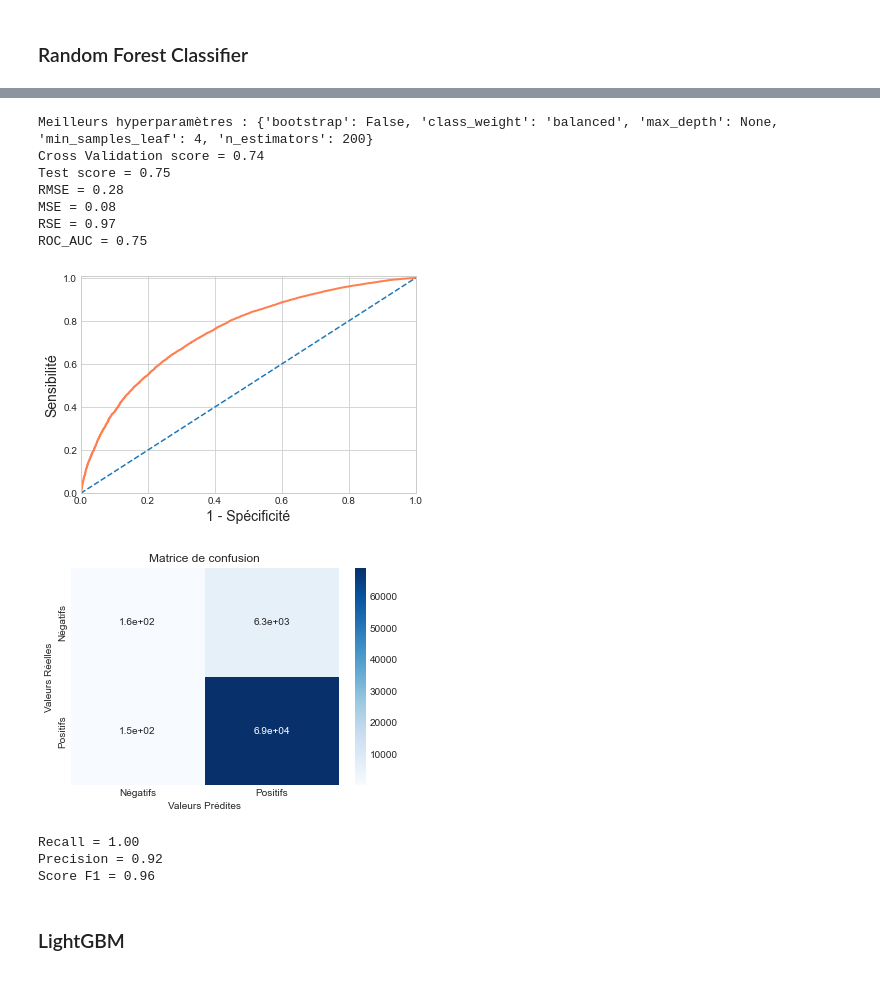
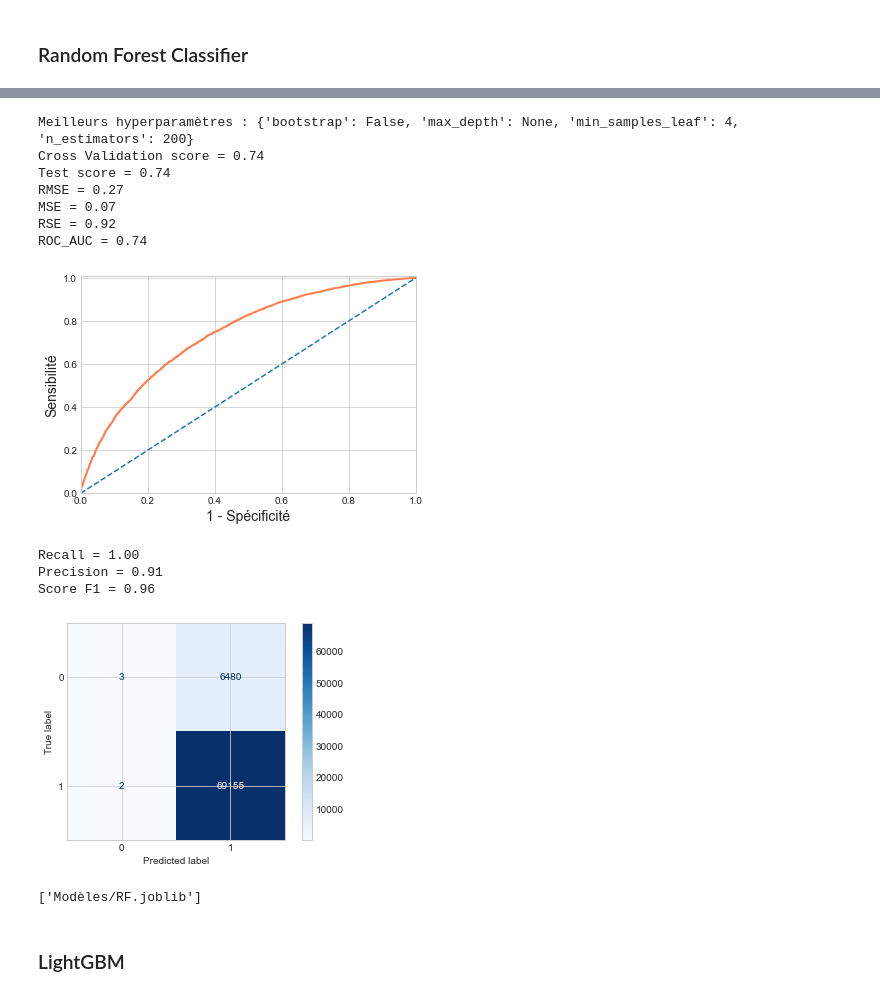
Before and after one commit to charlottemllt/Implementation-d-un-modele-de-scoring, a Jupyter notebook: Dossier Code/P7_02_NotebookModelisation.ipynb, the cells around one changed output, grey strips where cells are left out. Saved outputs shown, nothing was run; the diff lists cells and outputs as text; code cells hidden in the pictures.

```diff
--- a/Dossier Code/P7_02_NotebookModelisation.ipynb
+++ b/Dossier Code/P7_02_NotebookModelisation.ipynb
@@ -82,7 +46,3 @@
-# %%
-X = df.loc[:, ~df.columns.isin(['TARGET', 'SK_ID_CURR'])]
-y = df['TARGET']
-X_train, X_test, y_train, y_test = train_test_split(X, y, test_size=0.3, random_state=42)
 # %%
 print(X_train.shape)
 print(X_test.shape)
@@ -125,6 +57,15 @@ X_test_preprocessed[columns_float] = std_scale_X.transform(X_test_preprocessed[c
 ## Modélisation
 # %%
 def RSE(y_test, predictions):
+    """y_barre = y_test.mean()
+    a1 = y_test - predictions
+    a2 = sum(a1**2)
+    print(a2.shape)
+    b1 = y_test - y_barre
+    b2 = sum(b1**2)
+    print(b2.shape)
+    RSE = a2 / b2
+    print(RSE)"""
     y_barre = np.mean(y_test)
     RSE = sum((y_test - predictions)**2)/sum((y_test - y_barre)**2)
     return RSE
@@ -222,6 +157,6 @@ cv_strat = StratifiedKFold(n_splits=5, shuffle=True, random_state=45)
 # %%
 dummy = DummyClassifier(strategy='most_frequent', random_state=0)
 
-dummy.fit(X_train_preprocessed, y_train)
-prediction_dummy = dummy.predict_proba(X_test_preprocessed)
+dummy.fit(X_train, y_train)
+prediction_dummy = dummy.predict_proba(X_test)
 # %%
@@ -260,7 +195,7 @@ RF = GridSearchCV(RandomForestClassifier(random_state=0),
                   scoring='roc_auc',
                   verbose=3)
 
-# RF.fit(X_train_preprocessed, y_train)
-RF = joblib.load('Modèles/RF.joblib')
+RF.fit(X_train, y_train)
+# RF = joblib.load('Modèles/RF.joblib')
 
-prediction_RF = RF.predict_proba(X_test_preprocessed)
+prediction_RF = RF.predict_proba(X_test)
@@ -267,23 +220,25 @@ prediction_RF = RF.predict_proba(X_test_preprocessed)
 # %%
 print('Meilleurs hyperparamètres : ' + str(RF.best_params_))
 
-perf_RF = Performances(RF, X_test_preprocessed, y_test, prediction_RF[:, 1])
+perf_RF = Performances(RF, X_test, y_test, prediction_RF[:, 1])
 # %% [output]
-Meilleurs hyperparamètres : {'bootstrap': False, 'class_weight': 'balanced', 'max_depth': None, 'min_samples_leaf': 4, 'n_estimators': 200}
+Meilleurs hyperparamètres : {'bootstrap': False, 'max_depth': None, 'min_samples_leaf': 4, 'n_estimators': 200}
 Cross Validation score = 0.74
-Test score = 0.75
-RMSE = 0.28
-MSE = 0.08
-RSE = 0.97
-ROC_AUC = 0.75
+Test score = 0.74
+RMSE = 0.27
+MSE = 0.07
+RSE = 0.92
+ROC_AUC = 0.74
-[figure, old version]
+[figure, new version]
+Recall = 1.00
+Precision = 0.91
+Score F1 = 0.96
-[figure, old version]
+[figure, new version]
-Recall = 1.00
-Precision = 0.92
-Score F1 = 0.96
 # %%
 # Enregistrement du modèle
-# joblib.dump(RF, 'Modèles/RF.joblib')
+joblib.dump(RF, 'Modèles/RF.joblib')
+# %% [output]
+['Modèles/RF.joblib']
 # %% [markdown]
 ### LightGBM
 # %%
```
Also changed, not shown: parts of 85 cells of this notebook, 3 other files.
